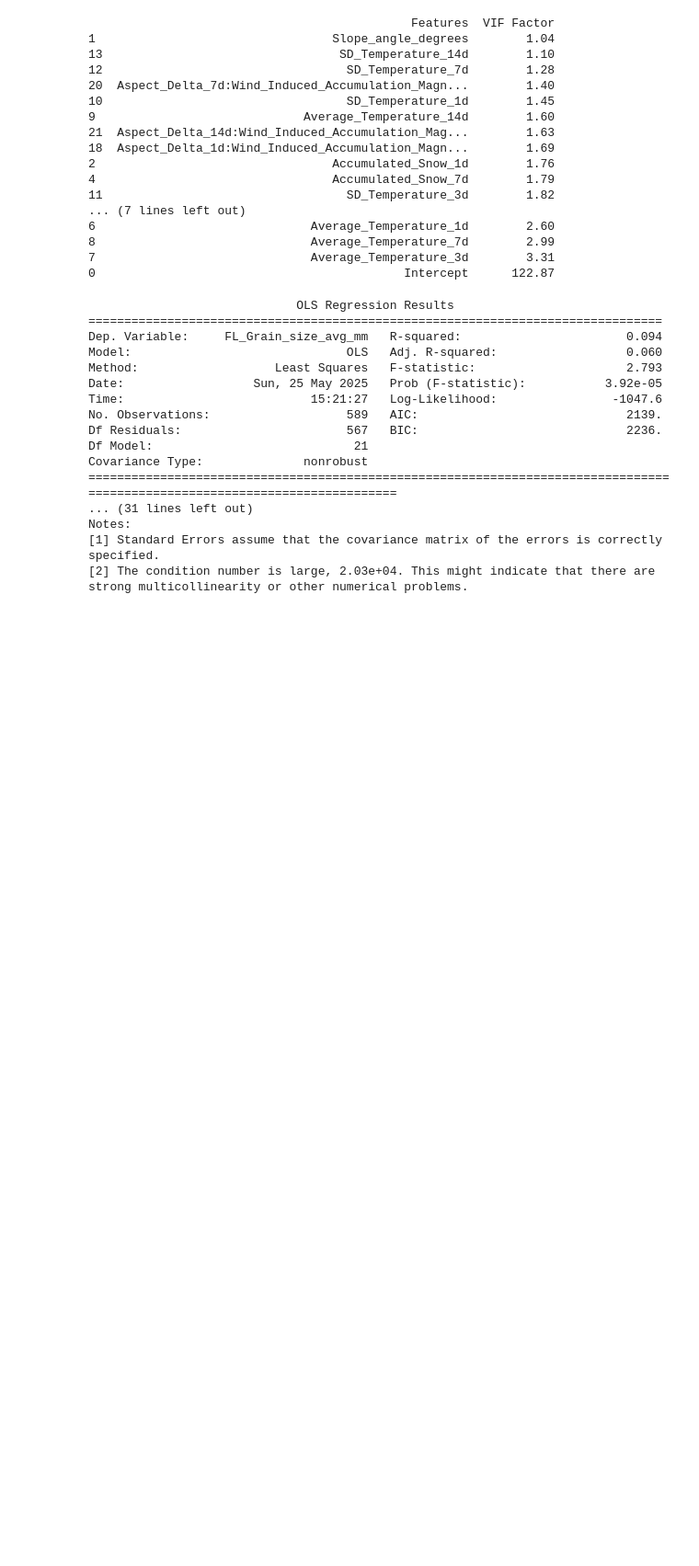
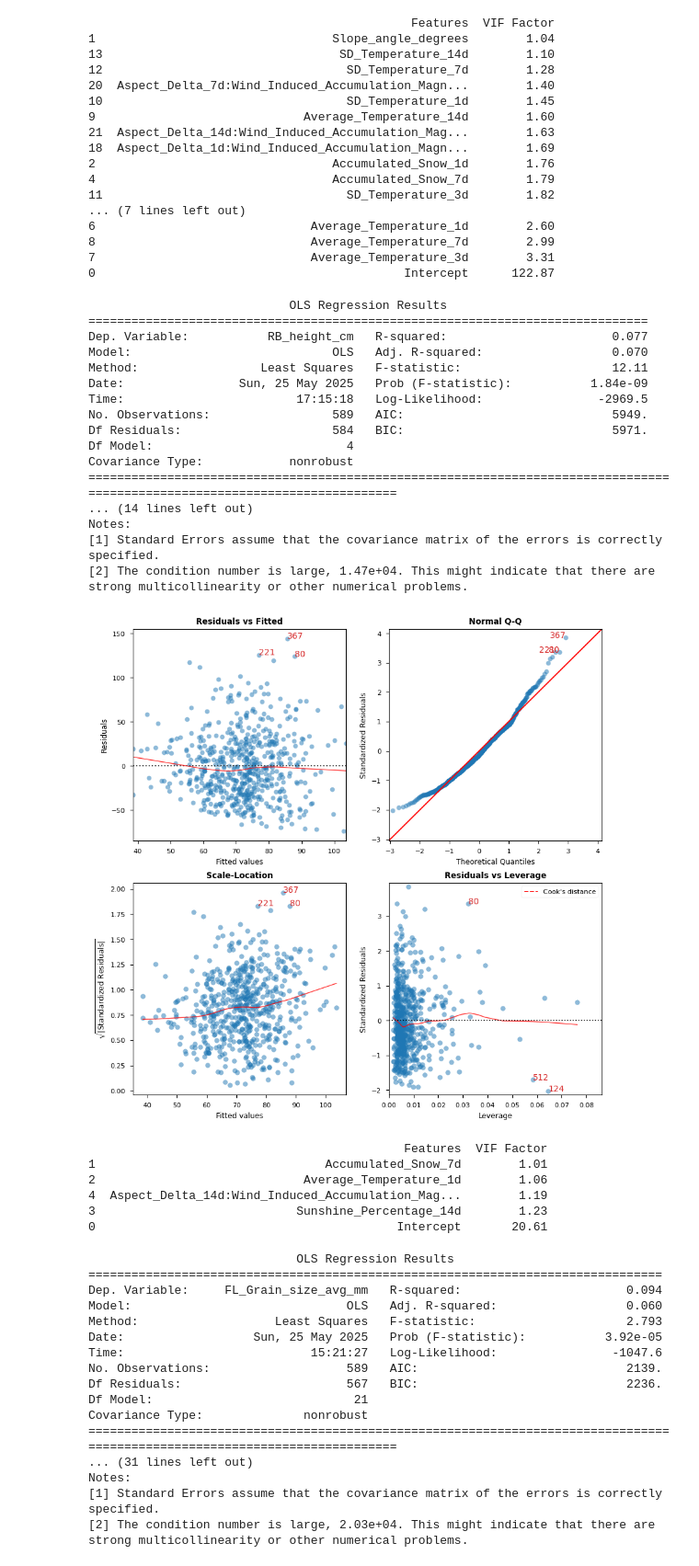
Before and after one commit to GregoryBacharas/actuarial_data_science, a Jupyter notebook: main_jupiter.ipynb, the cells around one changed output. Shown at 92% size. Cells and saved outputs as stored; diff of their text form; code cells hidden in the pictures; blank space fills up the shorter version.

```diff
--- a/main_jupiter.ipynb
+++ b/main_jupiter.ipynb
@@ -200,6 +264,39 @@ strong multicollinearity or other numerical problems.
 8                              Average_Temperature_7d        2.99
 7                              Average_Temperature_3d        3.31
 0                                           Intercept      122.87
+# %%
+model4_significant = smf.ols(
+    formula='RB_height_cm ~ Accumulated_Snow_7d + Average_Temperature_1d + Sunshine_Percentage_14d + Aspect_Delta_14d : Wind_Induced_Accumulation_Magnitude_14d',
+    data=cleand).fit()
+print(model4_significant.summary())
+diagnostics_model4 = LinearRegDiagnostic(model4_significant)
+vif4, fig4, ax4 = diagnostics_model4()
+print(vif4)
+# %% [output]
+                            OLS Regression Results
+==============================================================================
+Dep. Variable:           RB_height_cm   R-squared:                       0.077
+Model:                            OLS   Adj. R-squared:                  0.070
+Method:                 Least Squares   F-statistic:                     12.11
+Date:                Sun, 25 May 2025   Prob (F-statistic):           1.84e-09
+Time:                        17:15:18   Log-Likelihood:                -2969.5
+No. Observations:                 589   AIC:                             5949.
+Df Residuals:                     584   BIC:                             5971.
+Df Model:                           4
+Covariance Type:            nonrobust
+============================================================================================================================
+... (14 lines left out)
+Notes:
+[1] Standard Errors assume that the covariance matrix of the errors is correctly specified.
+[2] The condition number is large, 1.47e+04. This might indicate that there are
+strong multicollinearity or other numerical problems.
+[figure, added]
+                                            Features  VIF Factor
+1                                Accumulated_Snow_7d        1.01
+2                             Average_Temperature_1d        1.06
+4  Aspect_Delta_14d:Wind_Induced_Accumulation_Mag...        1.19
+3                            Sunshine_Percentage_14d        1.23
+0                                          Intercept       20.61
 # %%
 model5 = smf.ols(
     formula='FL_Grain_size_avg_mm ~ Slope_angle_degrees + Accumulated_Snow_1d + Accumulated_Snow_3d + Accumulated_Snow_7d + Accumulated_Snow_14d + Average_Temperature_1d + Average_Temperature_3d + Average_Temperature_7d + Average_Temperature_14d + SD_Temperature_1d + SD_Temperature_3d + SD_Temperature_7d + SD_Temperature_14d + Sunshine_Percentage_1d + Sunshine_Percentage_3d + Sunshine_Percentage_7d + Sunshine_Percentage_14d + Aspect_Delta_1d : Wind_Induced_Accumulation_Magnitude_1d + Aspect_Delta_3d : Wind_Induced_Accumulation_Magnitude_3d + Aspect_Delta_7d : Wind_Induced_Accumulation_Magnitude_7d + Aspect_Delta_14d : Wind_Induced_Accumulation_Magnitude_14d',
```
Also changed, not shown: parts of 7 cells of this notebook.
